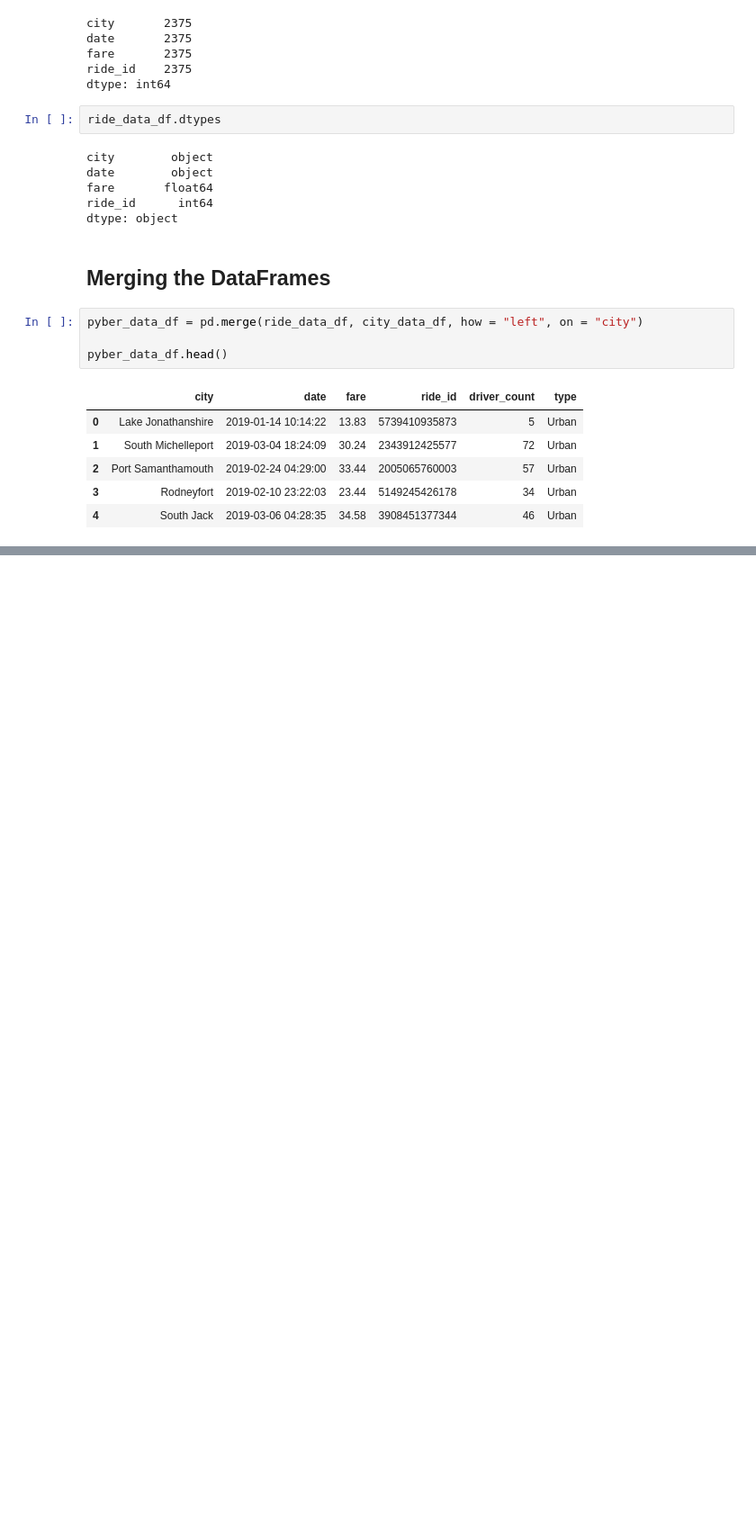
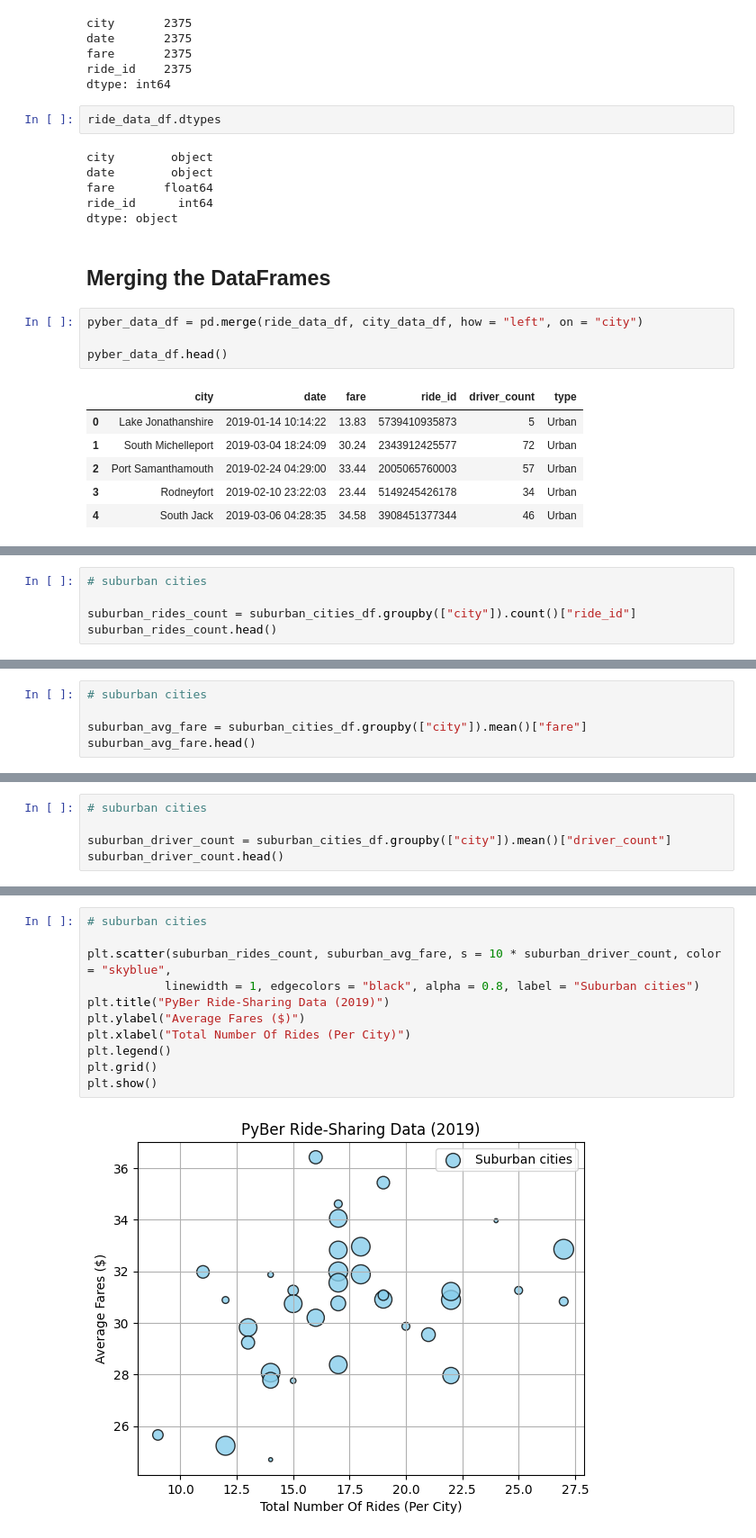
Before and after one commit to AhmadSidaoui/learning-journey, a Jupyter notebook: PyBer.ipynb, the cells around one changed output, grey strips where cells are left out. Shown at 90% size. Cells and saved outputs as stored; diff of their text form; blank space fills up the shorter version.

```diff
--- a/PyBer.ipynb
+++ b/PyBer.ipynb
@@ -103,0 +141,5 @@ pyber_data_df.head()
+# %%
+# suburban cities
+
+suburban_rides_count = suburban_cities_df.groupby(["city"]).count()["ride_id"]
+suburban_rides_count.head()
@@ -103,0 +182,5 @@ pyber_data_df.head()
+# %%
+# suburban cities
+
+suburban_avg_fare = suburban_cities_df.groupby(["city"]).mean()["fare"]
+suburban_avg_fare.head()
@@ -103,0 +223,5 @@ pyber_data_df.head()
+# %%
+# suburban cities
+
+suburban_driver_count = suburban_cities_df.groupby(["city"]).mean()["driver_count"]
+suburban_driver_count.head()
@@ -103,0 +264,13 @@ pyber_data_df.head()
+# %%
+# suburban cities
+
+plt.scatter(suburban_rides_count, suburban_avg_fare, s = 10 * suburban_driver_count, color = "skyblue",
+           linewidth = 1, edgecolors = "black", alpha = 0.8, label = "Suburban cities")
+plt.title("PyBer Ride-Sharing Data (2019)")
+plt.ylabel("Average Fares ($)")
+plt.xlabel("Total Number Of Rides (Per City)")
+plt.legend()
+plt.grid()
+plt.show()
+# %% [output]
+[figure, added]
```
Also changed, not shown: parts of 20 cells of this notebook, 2 other files.
